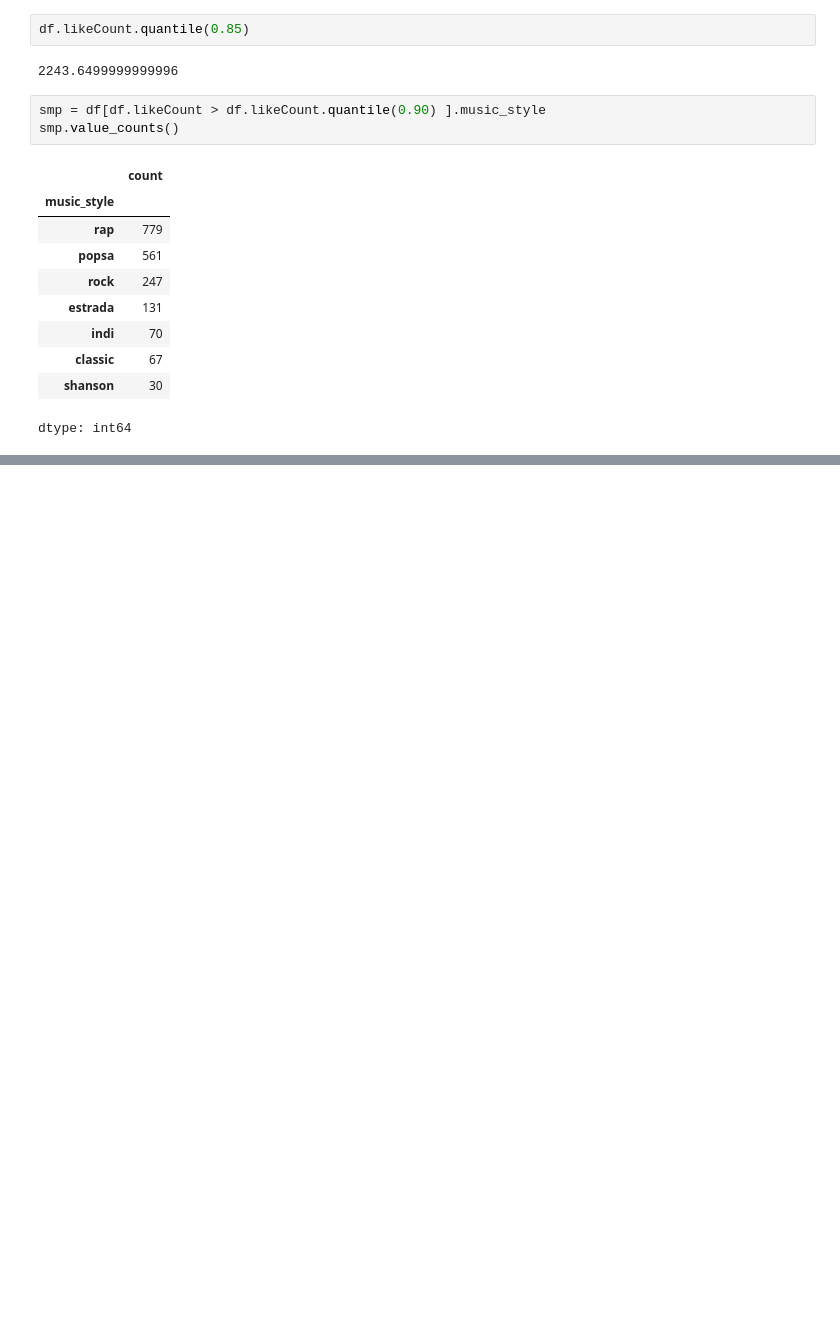
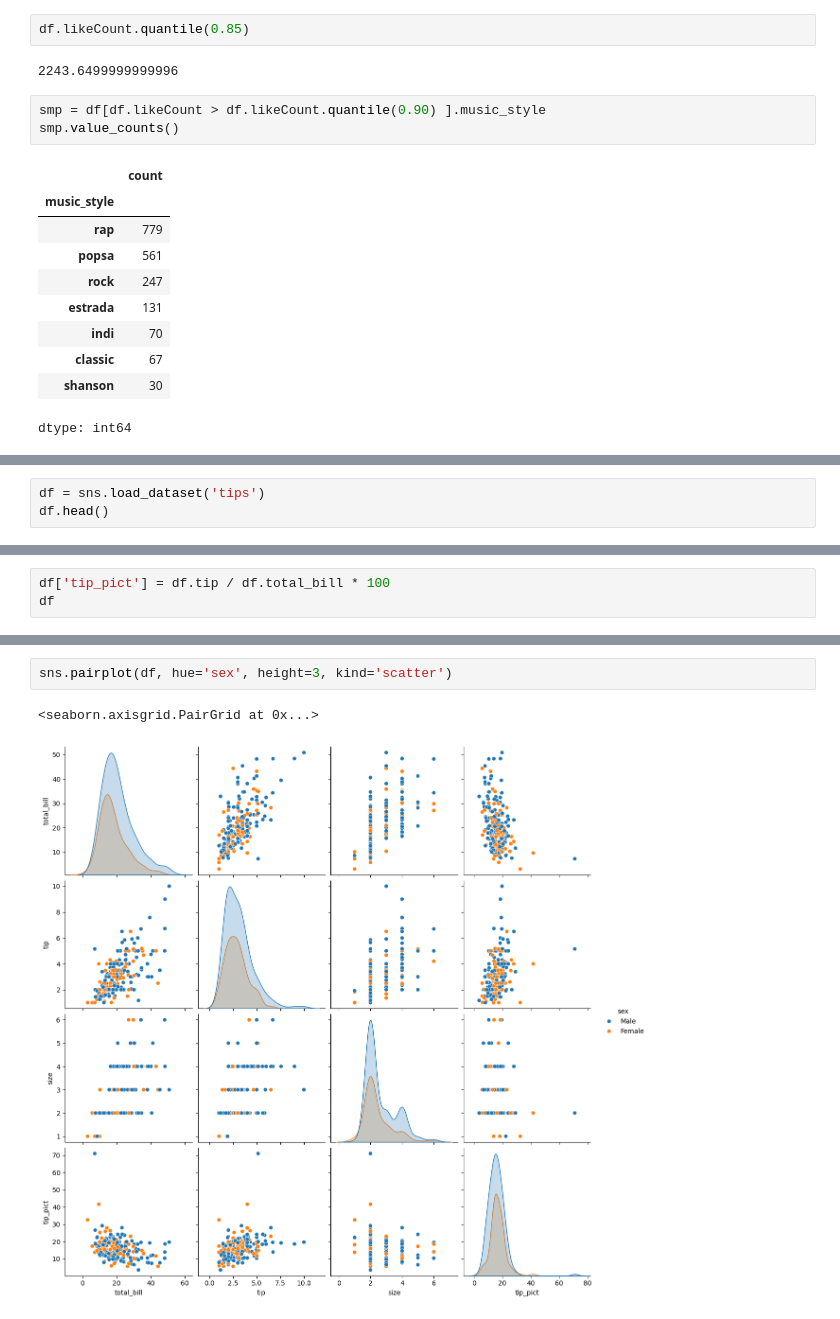
Before and after one commit to crissyro/base-of-DS, a Jupyter notebook: notebooks/math_statistic.ipynb, the cells around one changed output, grey strips where cells are left out. Saved outputs shown, nothing was run; the diff lists cells and outputs as text; blank space fills up the shorter version.

```diff
--- a/notebooks/math_statistic.ipynb
+++ b/notebooks/math_statistic.ipynb
@@ -483,0 +488,3 @@ dtype: int64
+# %%
+df = sns.load_dataset('tips')
+df.head()
@@ -483,0 +498,3 @@ dtype: int64
+# %%
+df['tip_pict'] = df.tip / df.total_bill * 100
+df
@@ -483,0 +515,5 @@ dtype: int64
+# %%
+sns.pairplot(df, hue='sex', height=3, kind='scatter')
+# %% [output]
+<seaborn.axisgrid.PairGrid at 0x...>
+[figure, added]
```
Also changed, not shown: parts of 14 cells of this notebook.
